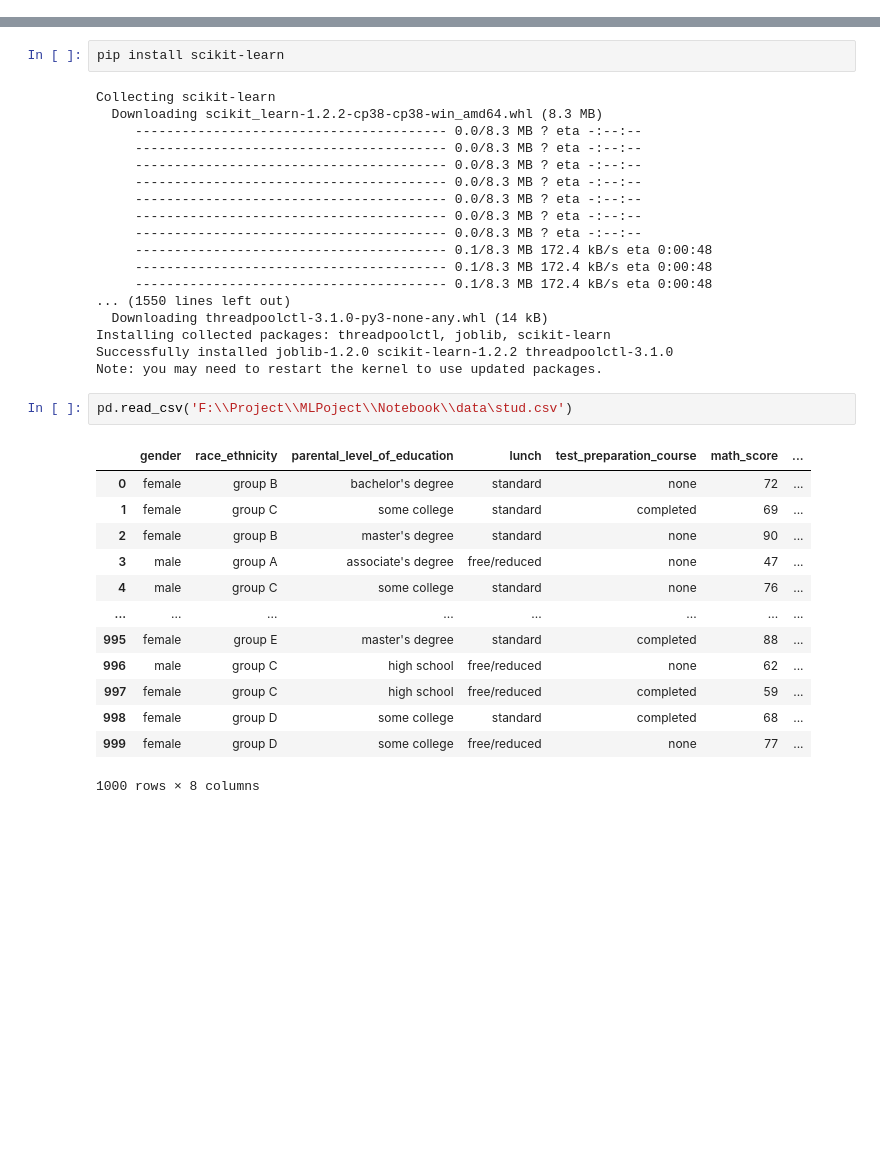
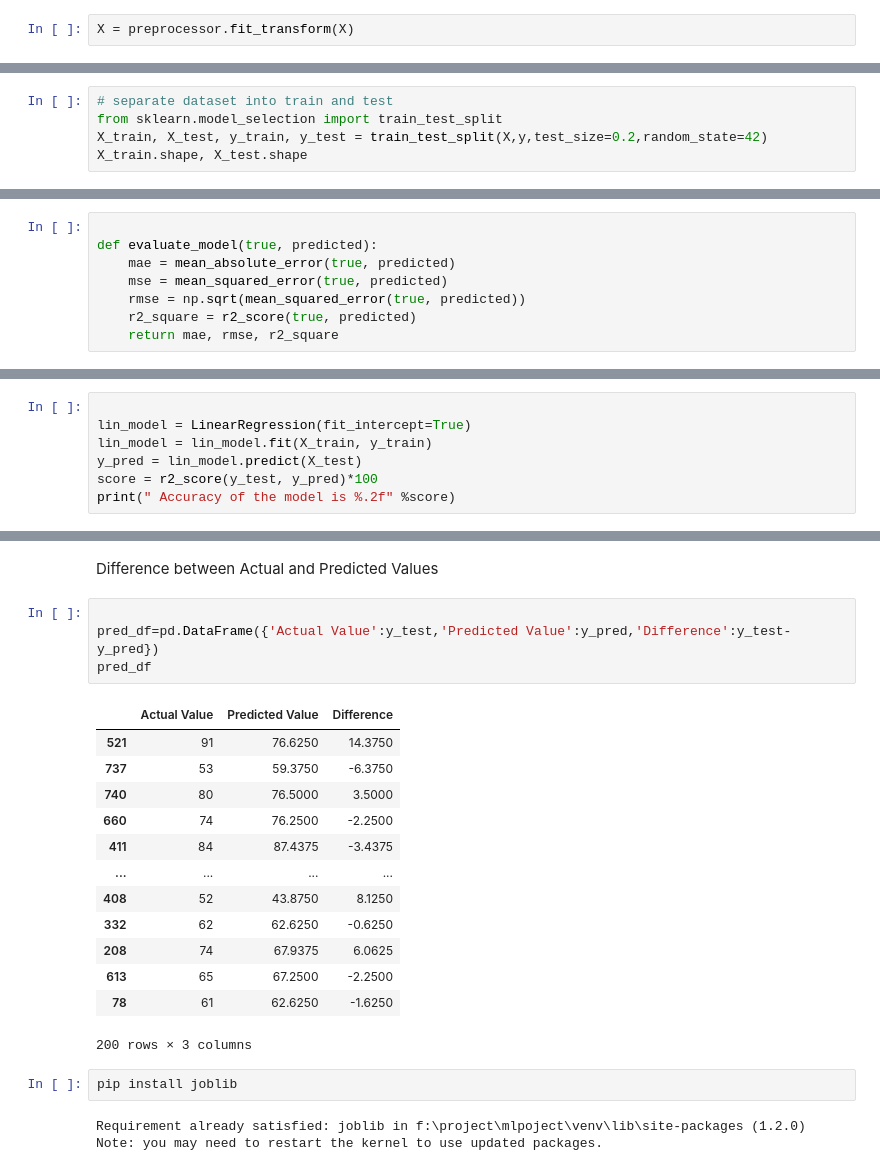
Before and after one commit to akansha1220/ML-Project, a Jupyter notebook: Notebook/Model training.ipynb, the cells around one changed output, grey strips where cells are left out. Saved outputs shown, nothing was run; the diff lists cells and outputs as text; blank space fills up the shorter version.

```diff
--- a/Notebook/Model training.ipynb
+++ b/Notebook/Model training.ipynb
@@ -21,0 +95,2 @@ ModuleNotFoundError: No module named 'sklear'
+# %%
+X = preprocessor.fit_transform(X)
@@ -21,0 +101,5 @@ ModuleNotFoundError: No module named 'sklear'
+# %%
+# separate dataset into train and test
+from sklearn.model_selection import train_test_split
+X_train, X_test, y_train, y_test = train_test_split(X,y,test_size=0.2,random_state=42)
+X_train.shape, X_test.shape
@@ -21,0 +110,8 @@ ModuleNotFoundError: No module named 'sklear'
+# %%
+
+def evaluate_model(true, predicted):
+    mae = mean_absolute_error(true, predicted)
+    mse = mean_squared_error(true, predicted)
+    rmse = np.sqrt(mean_squared_error(true, predicted))
+    r2_square = r2_score(true, predicted)
+    return mae, rmse, r2_square
@@ -21,0 +201,7 @@ ModuleNotFoundError: No module named 'sklear'
+# %%
+
+lin_model = LinearRegression(fit_intercept=True)
+lin_model = lin_model.fit(X_train, y_train)
+y_pred = lin_model.predict(X_test)
+score = r2_score(y_test, y_pred)*100
+print(" Accuracy of the model is %.2f" %score)
@@ -22,36 +224,25 @@ ModuleNotFoundError: No module named 'sklear'
+# %% [markdown]
+Difference between Actual and Predicted Values
+# %%
+
+pred_df=pd.DataFrame({'Actual Value':y_test,'Predicted Value':y_pred,'Difference':y_test-y_pred})
+pred_df
+# %% [output]
+|  | Actual Value | Predicted Value | Difference |
+| 521 | 91 | 76.6250 | 14.3750 |
+| 737 | 53 | 59.3750 | -6.3750 |
+| 740 | 80 | 76.5000 | 3.5000 |
+| 660 | 74 | 76.2500 | -2.2500 |
+| 411 | 84 | 87.4375 | -3.4375 |
+| ... | ... | ... | ... |
+| 408 | 52 | 43.8750 | 8.1250 |
+| 332 | 62 | 62.6250 | -0.6250 |
+| 208 | 74 | 67.9375 | 6.0625 |
+| 613 | 65 | 67.2500 | -2.2500 |
+| 78 | 61 | 62.6250 | -1.6250 |
+200 rows × 3 columns
 # %%
-pip install scikit-learn
+pip install joblib
 # %% [output]
-Collecting scikit-learn
-  Downloading scikit_learn-1.2.2-cp38-cp38-win_amd64.whl (8.3 MB)
-     ---------------------------------------- 0.0/8.3 MB ? eta -:--:--
-     ---------------------------------------- 0.0/8.3 MB ? eta -:--:--
-     ---------------------------------------- 0.0/8.3 MB ? eta -:--:--
-     ---------------------------------------- 0.0/8.3 MB ? eta -:--:--
-     ---------------------------------------- 0.0/8.3 MB ? eta -:--:--
-     ---------------------------------------- 0.0/8.3 MB ? eta -:--:--
-     ---------------------------------------- 0.0/8.3 MB ? eta -:--:--
-     ---------------------------------------- 0.1/8.3 MB 172.4 kB/s eta 0:00:48
-     ---------------------------------------- 0.1/8.3 MB 172.4 kB/s eta 0:00:48
-     ---------------------------------------- 0.1/8.3 MB 172.4 kB/s eta 0:00:48
-... (1550 lines left out)
-  Downloading threadpoolctl-3.1.0-py3-none-any.whl (14 kB)
-Installing collected packages: threadpoolctl, joblib, scikit-learn
-Successfully installed joblib-1.2.0 scikit-learn-1.2.2 threadpoolctl-3.1.0
+Requirement already satisfied: joblib in f:\project\mlpoject\venv\lib\site-packages (1.2.0)
 Note: you may need to restart the kernel to use updated packages.
-# %%
-pd.read_csv('F:\\Project\\MLPoject\\Notebook\\data\stud.csv')
-# %% [output]
-|  | gender | race_ethnicity | parental_level_of_education | lunch | test_preparation_course | math_score | ... |
-| 0 | female | group B | bachelor's degree | standard | none | 72 | ... |
-| 1 | female | group C | some college | standard | completed | 69 | ... |
-| 2 | female | group B | master's degree | standard | none | 90 | ... |
-| 3 | male | group A | associate's degree | free/reduced | none | 47 | ... |
-| 4 | male | group C | some college | standard | none | 76 | ... |
-| ... | ... | ... | ... | ... | ... | ... | ... |
-| 995 | female | group E | master's degree | standard | completed | 88 | ... |
-| 996 | male | group C | high school | free/reduced | none | 62 | ... |
-| 997 | female | group C | high school | free/reduced | completed | 59 | ... |
-| 998 | female | group D | some college | standard | completed | 68 | ... |
-| 999 | female | group D | some college | free/reduced | none | 77 | ... |
-1000 rows × 8 columns
```
Also changed, not shown: parts of 22 cells of this notebook, 22 other files.
